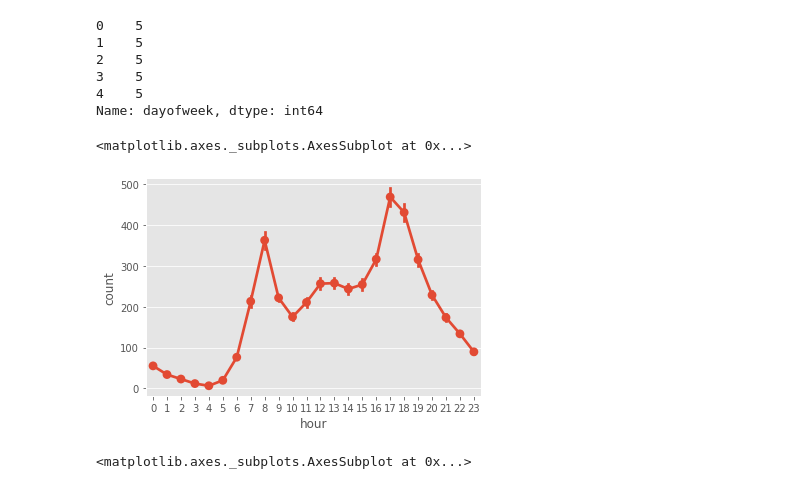
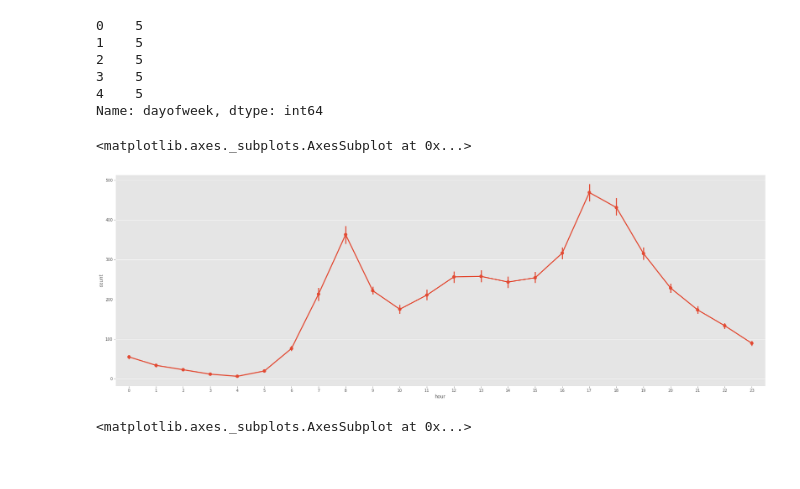
Before and after one commit to nojiyoon/SeSAC_code, a Jupyter notebook: 1월20일_회귀실습_자전거대여횟수예측.ipynb, the cells around one changed output. Drawn from its saved outputs; the diff is of its cells as text; code cells hidden in the pictures.

```diff
--- a/1월20일_회귀실습_자전거대여횟수예측.ipynb
+++ b/1월20일_회귀실습_자전거대여횟수예측.ipynb
@@ -274,10 +274,11 @@ train['dayofweek'].head()
 4    5
 Name: dayofweek, dtype: int64
 # %%
+plt.figure(figsize=(30,10))
 sns.pointplot(data=train, x='hour', y='count')
 # %% [output]
 <matplotlib.axes._subplots.AxesSubplot at 0x...>
-[figure, old version]
+[figure, new version]
 # %%
 plt.figure(figsize=(30,10))
 sns.pointplot(data=train, x='hour', y='count', hue='workingday')
```
